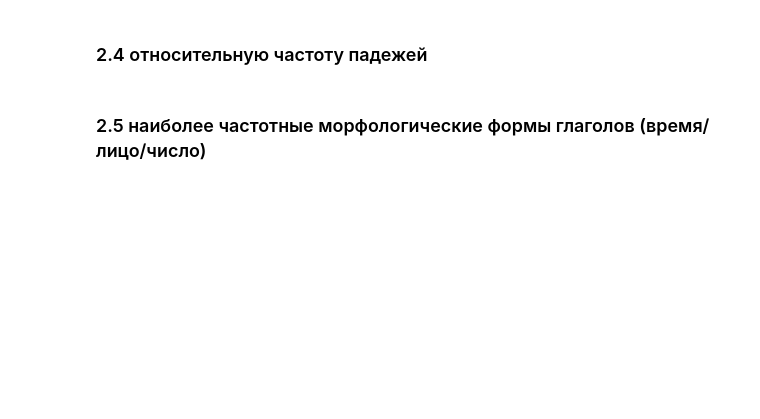
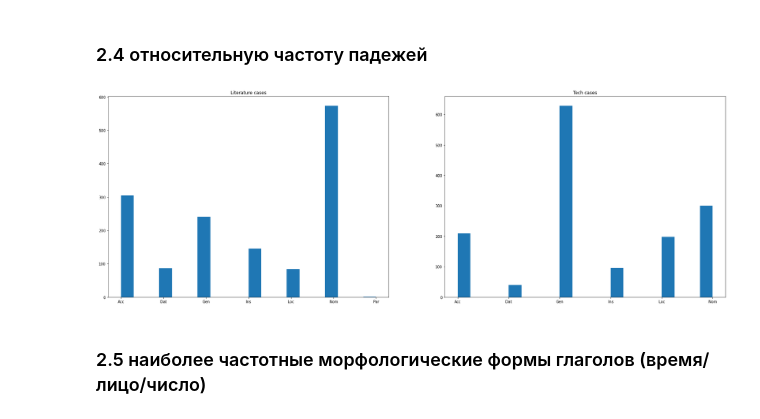
Before and after one commit to dkagramanyan/comp_ling, a Jupyter notebook: hw1/hw1.ipynb, the cells around one changed output. Cells and saved outputs as stored; diff of their text form; code cells hidden in the pictures; blank space fills up the shorter version.

```diff
--- a/hw1/hw1.ipynb
+++ b/hw1/hw1.ipynb
@@ -52,4 +140,32 @@ print(f'Средняя длина предложений: {n/len(doc.sents):1f}'
 # %% [markdown]
 ### 2.4 относительную частоту падежей
+# %%
+case_litr=[]
+for sent in doc_litr.sents:
+    for token in sent.morph.tokens:
+            case=token.feats.get('Case')
+            if case is not None:
+                case_litr.append(token.feats.get('Case'))
+
+case_tech=[]
+for sent in doc_tech.sents:
+    for token in sent.morph.tokens:
+            case=token.feats.get('Case')
+            if case is not None:
+                case_tech.append(token.feats.get('Case'))
+
+case_litr=np.sort(case_litr)
+case_tech=np.sort(case_tech)
+
+
+fig,axes=plt.subplots(nrows=1,ncols=2,figsize=(30,10))
+axes[0].hist(case_litr,bins=20)
+axes[0].set_title('Literature cases')
+axes[1].hist(case_tech,bins=20)
+axes[1].set_title('Tech cases')
+
+plt.show()
+# %% [output]
+[figure, added]
 # %% [markdown]
 ### 2.5 наиболее частотные морфологические формы глаголов (время/лицо/число)
```
Also changed, not shown: parts of 11 cells of this notebook, 2 other files.
